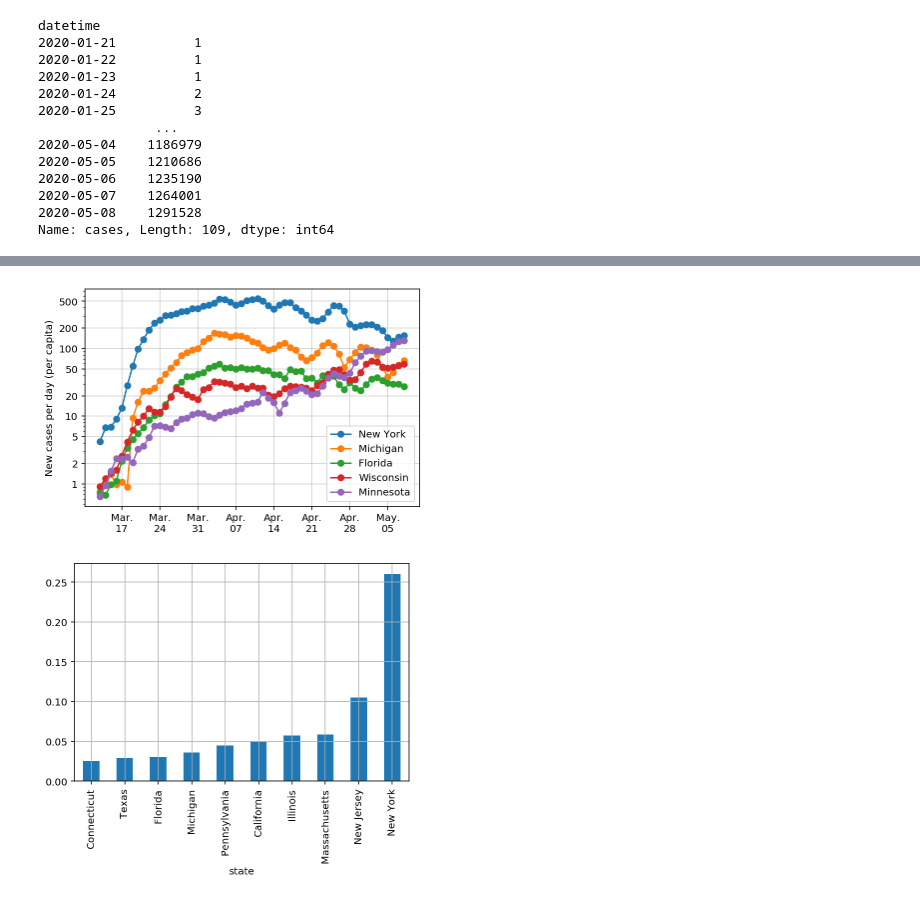
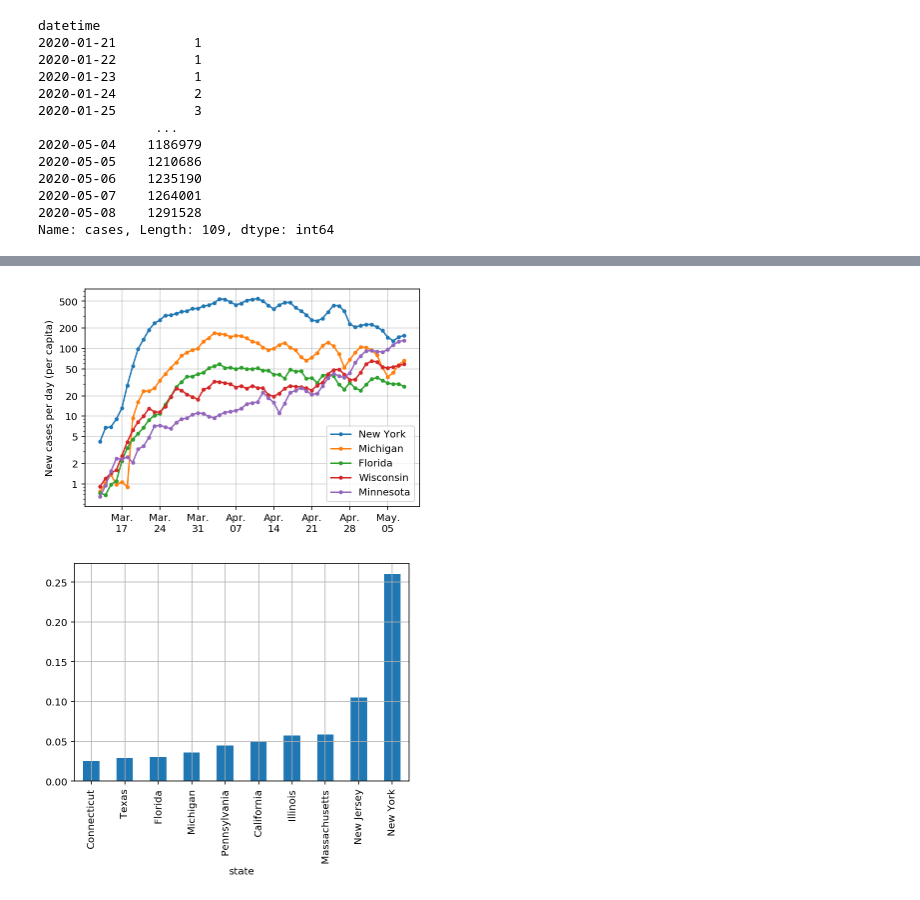
Before and after one commit to stsievert/covid-19, a Jupyter notebook: coronavirus-states.ipynb, the cells around one changed output, grey strips where cells are left out. Drawn from its saved outputs; the diff is of its cells as text; code cells hidden in the pictures.

```diff
--- a/coronavirus-states.ipynb
+++ b/coronavirus-states.ipynb
@@ -196,35 +196,35 @@ to_show = [
     "New York",
     "Michigan",
 #     "Washington",
     "Florida",
     "Wisconsin",
     "Minnesota",
 ]
 
 start = datetime(2020, 3, 10)
 for state in to_show:
     idx = (df.state == state) & (df.datetime >= start)
     show = df[idx].copy()
 
     avg = show.rate.rolling(3).mean()
     new_per_capita = avg.diff()
 
-    ax.plot(show.datetime, new_per_capita, "o-", label=state)
+    ax.plot(show.datetime, new_per_capita, ".-", label=state)
 ax.set_yscale("log")
 ax.legend(loc="best")
 weeks = [start + timedelta(k * 7) for k in range(52)]
 ax.xaxis.set_major_locator(plt.FixedLocator([mdates.date2num(_) for _ in weeks]))
 ax.xaxis.set_major_formatter(mdates.DateFormatter("%b.\n%d"))
 ax.set_ylabel("New cases per day (per capita)")
 ax.yaxis.set_major_locator(plt.FixedLocator([1, 2, 5, 10, 20, 50, 100, 200, 500, 1000, 2000, 5000, 10_000, 20_000, 50_000, 100_000, 200_000]))
 
 def thousands_sep(x, _):
     return f'{int(x):,}'
 
 ax.yaxis.set_major_formatter(plt.FuncFormatter(thousands_sep))
 ax.grid(alpha=0.6)
 # %% [output]
-[figure, old version]
+[figure, new version]
 # %%
 state_cases = df.groupby("state")["cases"].max()
 state_cases.sort_values(inplace=True)
```
Also changed, not shown: parts of 4 cells of this notebook, 23 other files.
